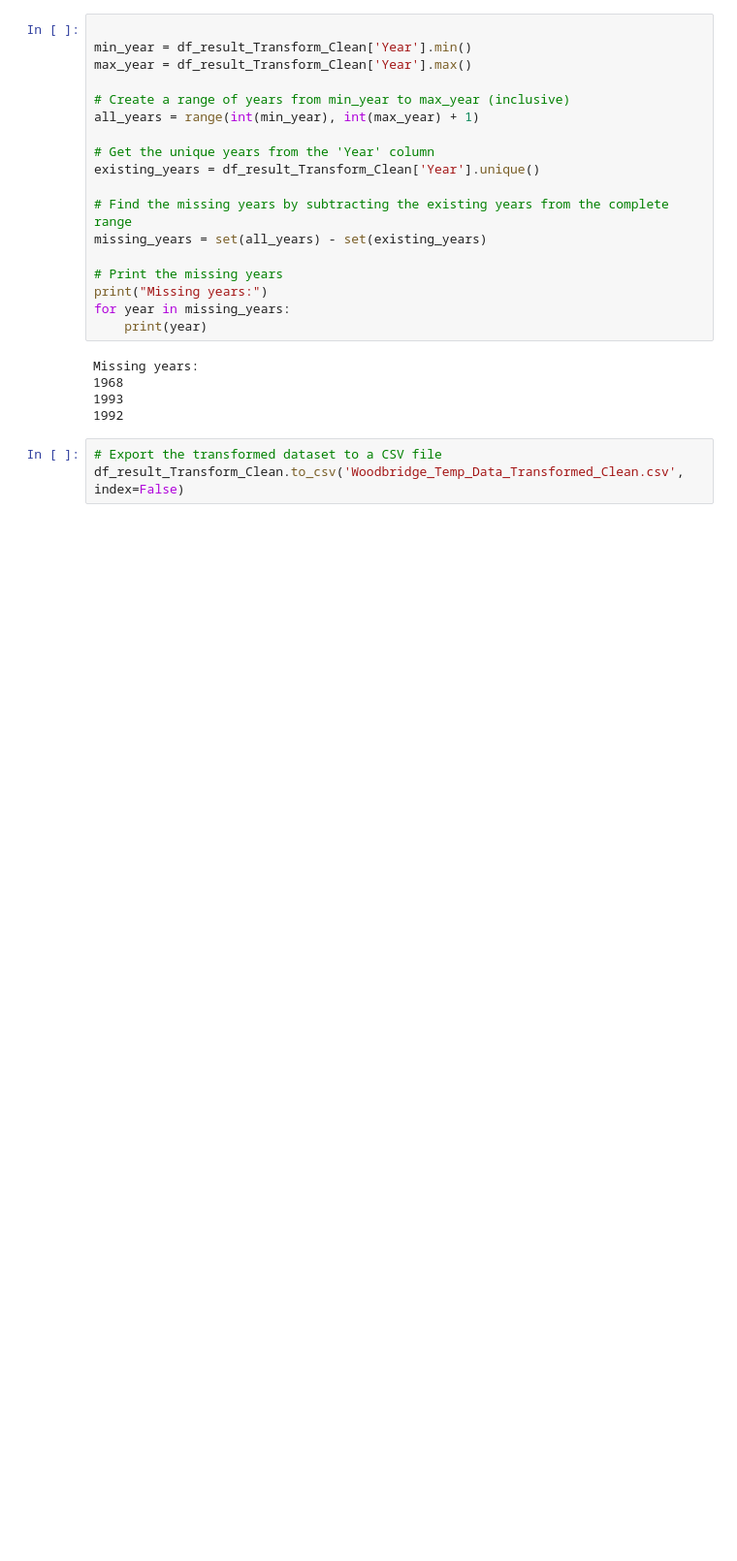
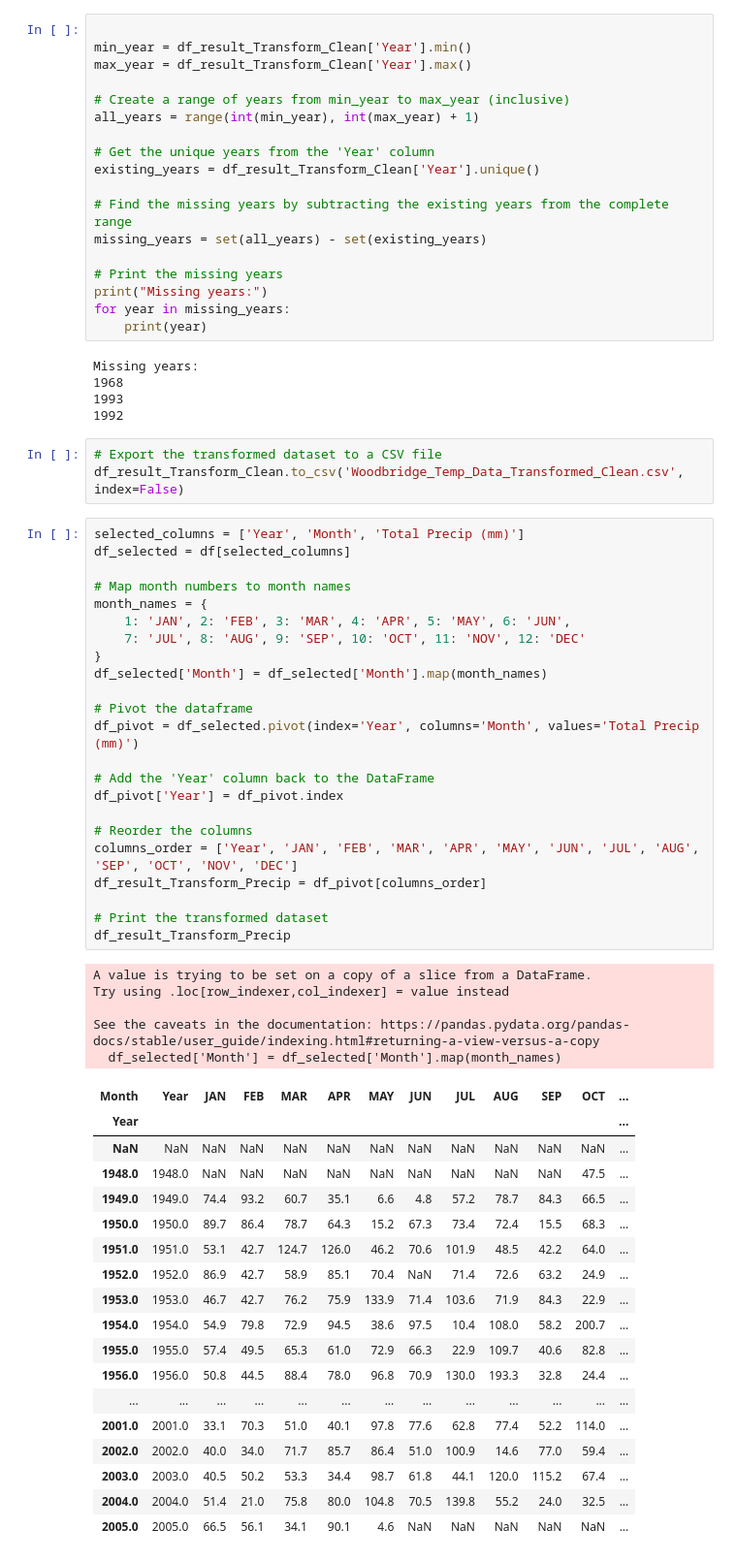
Before and after one commit to MoneyGeng/Weather-Forecasting-with-Machine-Learning, a Jupyter notebook: Woodbridge_Temperature.ipynb, the cells around one changed output. Shown: that part at 97% size. Saved outputs shown, nothing was run; the diff lists cells and outputs as text; blank space fills up the shorter version.

```diff
--- a/Woodbridge_Temperature.ipynb
+++ b/Woodbridge_Temperature.ipynb
@@ -141,3 +141,50 @@ Missing years:
 # %%
 # Export the transformed dataset to a CSV file
 df_result_Transform_Clean.to_csv('Woodbridge_Temp_Data_Transformed_Clean.csv', index=False)
+# %%
+selected_columns = ['Year', 'Month', 'Total Precip (mm)']
+df_selected = df[selected_columns]
+
+# Map month numbers to month names
+month_names = {
+    1: 'JAN', 2: 'FEB', 3: 'MAR', 4: 'APR', 5: 'MAY', 6: 'JUN',
+    7: 'JUL', 8: 'AUG', 9: 'SEP', 10: 'OCT', 11: 'NOV', 12: 'DEC'
+}
+df_selected['Month'] = df_selected['Month'].map(month_names)
+
+# Pivot the dataframe
+df_pivot = df_selected.pivot(index='Year', columns='Month', values='Total Precip (mm)')
+
+# Add the 'Year' column back to the DataFrame
+df_pivot['Year'] = df_pivot.index
+
+# Reorder the columns
+columns_order = ['Year', 'JAN', 'FEB', 'MAR', 'APR', 'MAY', 'JUN', 'JUL', 'AUG', 'SEP', 'OCT', 'NOV', 'DEC']
+df_result_Transform_Precip = df_pivot[columns_order]
+
+# Print the transformed dataset
+df_result_Transform_Precip
+# %% [output]
+A value is trying to be set on a copy of a slice from a DataFrame.
+Try using .loc[row_indexer,col_indexer] = value instead
+
+See the caveats in the documentation: https://pandas.pydata.org/pandas-docs/stable/user_guide/indexing.html#returning-a-view-versus-a-copy
+  df_selected['Month'] = df_selected['Month'].map(month_names)
+| Month | Year | JAN | FEB | MAR | APR | MAY | JUN | JUL | AUG | SEP | OCT | ... |
+| Year |  |  |  |  |  |  |  |  |  |  |  | ... |
+| NaN | NaN | NaN | NaN | NaN | NaN | NaN | NaN | NaN | NaN | NaN | NaN | ... |
+| 1948.0 | 1948.0 | NaN | NaN | NaN | NaN | NaN | NaN | NaN | NaN | NaN | 47.5 | ... |
+| 1949.0 | 1949.0 | 74.4 | 93.2 | 60.7 | 35.1 | 6.6 | 4.8 | 57.2 | 78.7 | 84.3 | 66.5 | ... |
+| 1950.0 | 1950.0 | 89.7 | 86.4 | 78.7 | 64.3 | 15.2 | 67.3 | 73.4 | 72.4 | 15.5 | 68.3 | ... |
+| 1951.0 | 1951.0 | 53.1 | 42.7 | 124.7 | 126.0 | 46.2 | 70.6 | 101.9 | 48.5 | 42.2 | 64.0 | ... |
+| 1952.0 | 1952.0 | 86.9 | 42.7 | 58.9 | 85.1 | 70.4 | NaN | 71.4 | 72.6 | 63.2 | 24.9 | ... |
+| 1953.0 | 1953.0 | 46.7 | 42.7 | 76.2 | 75.9 | 133.9 | 71.4 | 103.6 | 71.9 | 84.3 | 22.9 | ... |
+| 1954.0 | 1954.0 | 54.9 | 79.8 | 72.9 | 94.5 | 38.6 | 97.5 | 10.4 | 108.0 | 58.2 | 200.7 | ... |
+| 1955.0 | 1955.0 | 57.4 | 49.5 | 65.3 | 61.0 | 72.9 | 66.3 | 22.9 | 109.7 | 40.6 | 82.8 | ... |
+| 1956.0 | 1956.0 | 50.8 | 44.5 | 88.4 | 78.0 | 96.8 | 70.9 | 130.0 | 193.3 | 32.8 | 24.4 | ... |
+| ... | ... | ... | ... | ... | ... | ... | ... | ... | ... | ... | ... | ... |
+| 2001.0 | 2001.0 | 33.1 | 70.3 | 51.0 | 40.1 | 97.8 | 77.6 | 62.8 | 77.4 | 52.2 | 114.0 | ... |
+| 2002.0 | 2002.0 | 40.0 | 34.0 | 71.7 | 85.7 | 86.4 | 51.0 | 100.9 | 14.6 | 77.0 | 59.4 | ... |
+| 2003.0 | 2003.0 | 40.5 | 50.2 | 53.3 | 34.4 | 98.7 | 61.8 | 44.1 | 120.0 | 115.2 | 67.4 | ... |
+| 2004.0 | 2004.0 | 51.4 | 21.0 | 75.8 | 80.0 | 104.8 | 70.5 | 139.8 | 55.2 | 24.0 | 32.5 | ... |
+| 2005.0 | 2005.0 | 66.5 | 56.1 | 34.1 | 90.1 | 4.6 | NaN | NaN | NaN | NaN | NaN | ... |
```
Also changed, not shown: parts of 8 cells of this notebook.
